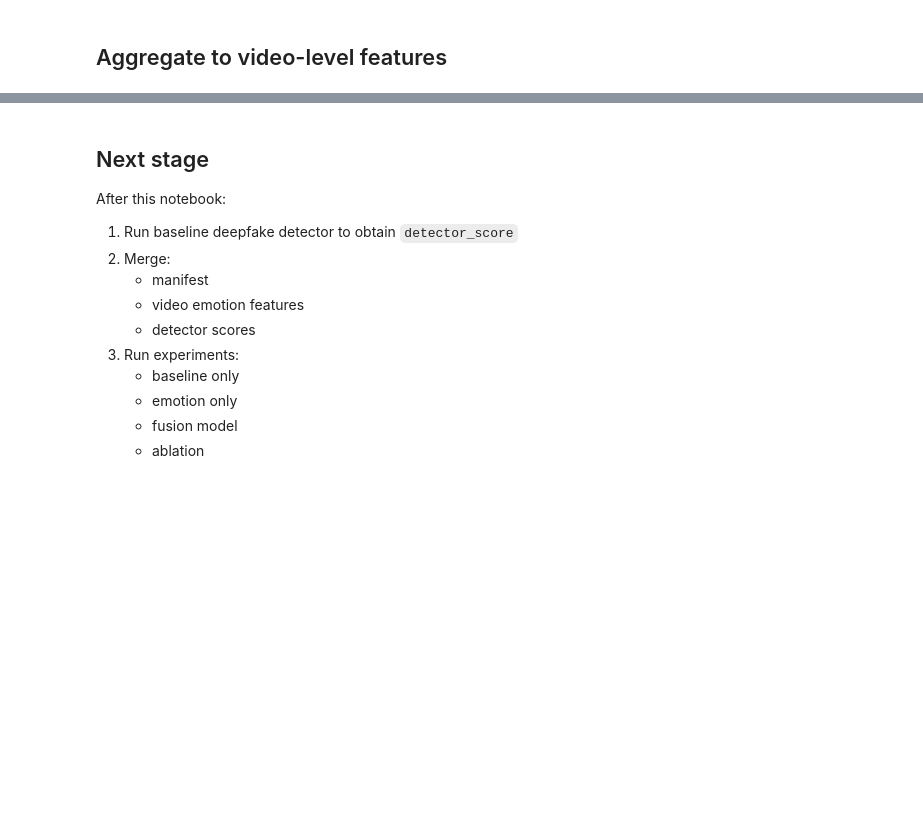
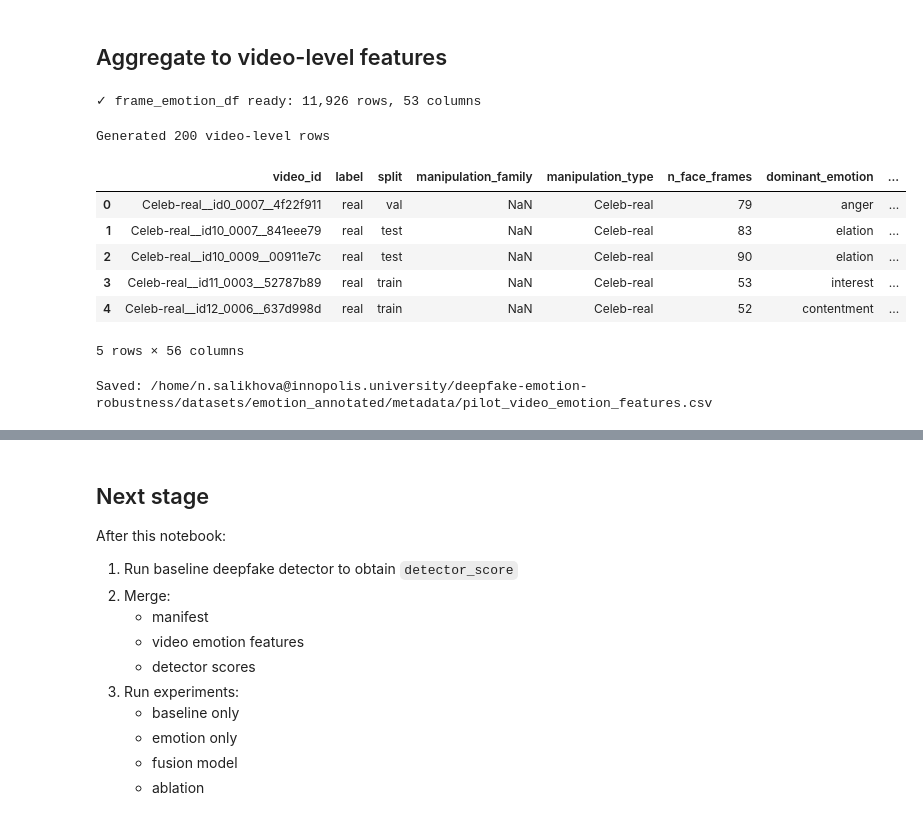
Before and after one commit to Nazgulitos/deepfake-emotion-robustness, a Jupyter notebook: notebooks/thesis-stage3-emotion-annotation.ipynb, the cells around one changed output, grey strips where cells are left out. Drawn from its saved outputs; the diff is of its cells as text; code cells hidden in the pictures; blank space fills up the shorter version.

```diff
--- a/notebooks/thesis-stage3-emotion-annotation.ipynb
+++ b/notebooks/thesis-stage3-emotion-annotation.ipynb
@@ -368,5 +467,20 @@ AttributeError: 'BaseModelOutputWithPooling' object has no attribute 'cpu'
 # %% [markdown]
 ## Aggregate to video-level features
+# %%
+# Load frame_emotion_df — from memory if available, else from saved CSV
+if 'frame_emotion_df' not in dir() or not isinstance(frame_emotion_df, pd.DataFrame):
+    if FRAME_EMOTION_OUT.exists():
+        frame_emotion_df = pd.read_csv(FRAME_EMOTION_OUT)
+        print(f"Loaded frame_emotion_df from CSV: {FRAME_EMOTION_OUT}")
+    else:
+        raise FileNotFoundError(
+            f"frame_emotion_df not in memory and no saved CSV found at:\n  {FRAME_EMOTION_OUT}\n"
+            "Please run the inference cell first."
+        )
+
+print(f"✓ frame_emotion_df ready: {len(frame_emotion_df):,} rows, {len(frame_emotion_df.columns)} columns")
+# %% [output]
+✓ frame_emotion_df ready: 11,926 rows, 53 columns
 # %%
 def compute_entropy(labels: List[str]) -> float:
     if len(labels) == 0:
@@ -386,11 +500,12 @@ def compute_arousal_variation(arousal_values: np.ndarray) -> float:
         return 0.0
     return float(np.mean(np.abs(np.diff(arousal_values))))
 
-# detect score_* columns once
-SCORE_COLS = [c for c in frame_emotion_df.columns if c.startswith("score_")]
 
 def aggregate_video_features(df: pd.DataFrame) -> pd.DataFrame:
     rows = []
+
+    # Detect score_* columns from the dataframe
+    score_cols = [c for c in df.columns if c.startswith("score_")]
 
     for video_id, grp in tqdm(df.groupby("video_id"), desc="Aggregating by video"):
         grp = grp.sort_values("timestamp_sec").reset_index(drop=True)
@@ -409,34 +524,44 @@ def aggregate_video_features(df: pd.DataFrame) -> pd.DataFrame:
             "label": grp["label"].iloc[0],
             "split": grp["split"].iloc[0],
             "manipulation_family": grp["manipulation_family"].iloc[0],
             "manipulation_type": grp["manipulation_type"].iloc[0],
             "n_face_frames": len(grp),
             "dominant_emotion": dominant_emotion,
             "mean_valence": float(np.mean(valence)),
             "std_valence": float(np.std(valence)),
             "mean_arousal": float(np.mean(arousal)),
             "std_arousal": float(np.std(arousal)),
             "max_arousal": float(np.max(arousal)),
             "emotion_entropy": compute_entropy(emotions),
             "transition_rate": compute_transition_rate(emotions),
             "arousal_variation": compute_arousal_variation(arousal),
             "neutral_ratio": neutral_ratio,
         }
 
         # Per-emotion mean scores (40 extra columns)
-        for sc in SCORE_COLS:
+        for sc in score_cols:
             row[f"mean_{sc}"] = float(grp[sc].mean())
 
         rows.append(row)
 
     return pd.DataFrame(rows)
 
 video_features_df = aggregate_video_features(frame_emotion_df)
 print(f"Generated {len(video_features_df):,} video-level rows")
 display(video_features_df.head())
 
 video_features_df.to_csv(VIDEO_FEATURES_OUT, index=False)
 print("Saved:", VIDEO_FEATURES_OUT)
+# %% [output]
+Generated 200 video-level rows
+|  | video_id | label | split | manipulation_family | manipulation_type | n_face_frames | dominant_emotion | ... |
+| 0 | Celeb-real__id0_0007__4f22f911 | real | val | NaN | Celeb-real | 79 | anger | ... |
+| 1 | Celeb-real__id10_0007__841eee79 | real | test | NaN | Celeb-real | 83 | elation | ... |
+| 2 | Celeb-real__id10_0009__00911e7c | real | test | NaN | Celeb-real | 90 | elation | ... |
+| 3 | Celeb-real__id11_0003__52787b89 | real | train | NaN | Celeb-real | 53 | interest | ... |
+| 4 | Celeb-real__id12_0006__637d998d | real | train | NaN | Celeb-real | 52 | contentment | ... |
+5 rows × 56 columns
+Saved: /home/n.salikhova@innopolis.university/deepfake-emotion-robustness/datasets/emotion_annotated/metadata/pilot_video_emotion_features.csv
 # %%
 print("Frame-level rows:", len(frame_emotion_df))
 print("Video-level rows:", len(video_features_df))
```
Also changed, not shown: parts of 3 cells of this notebook.
